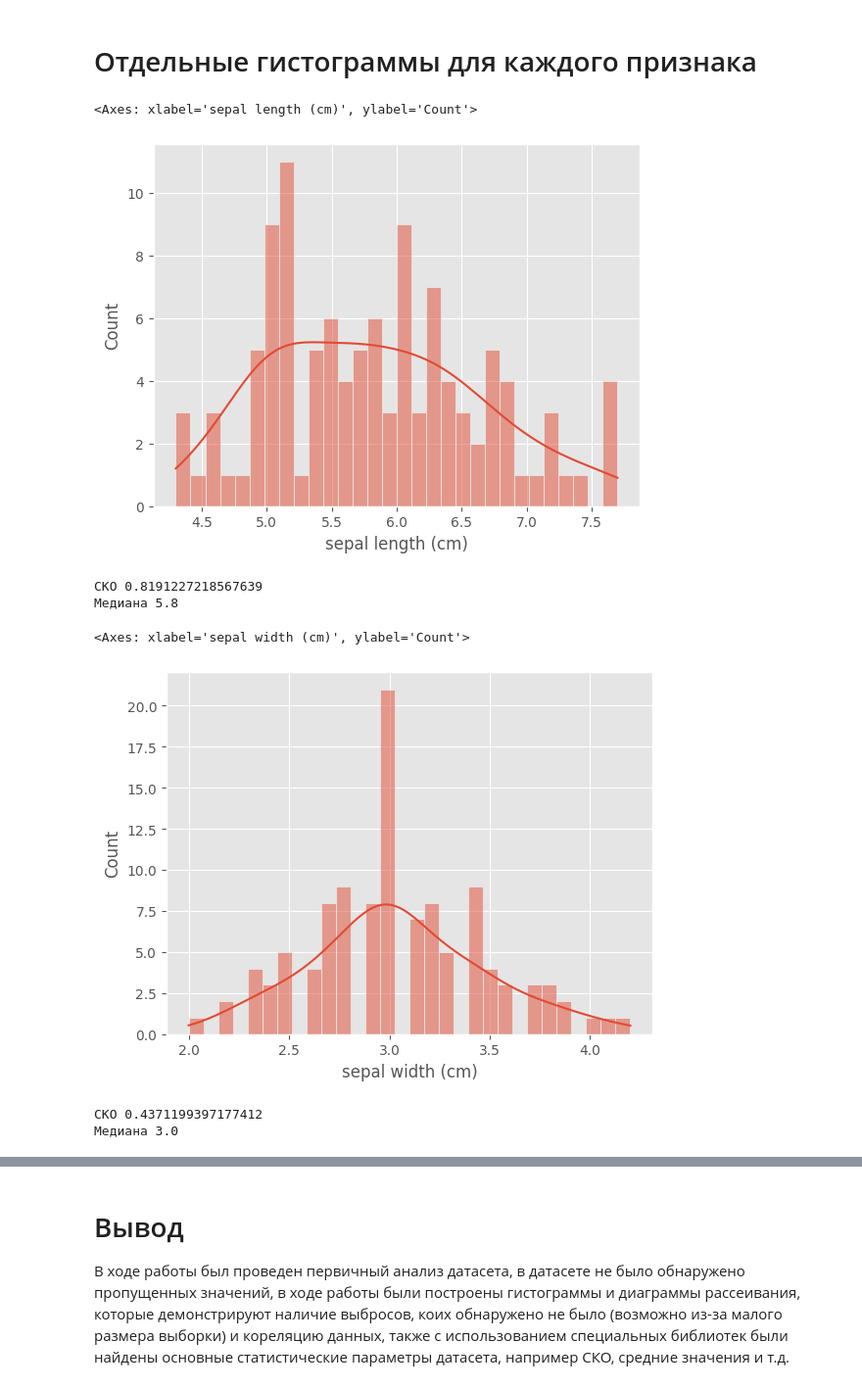
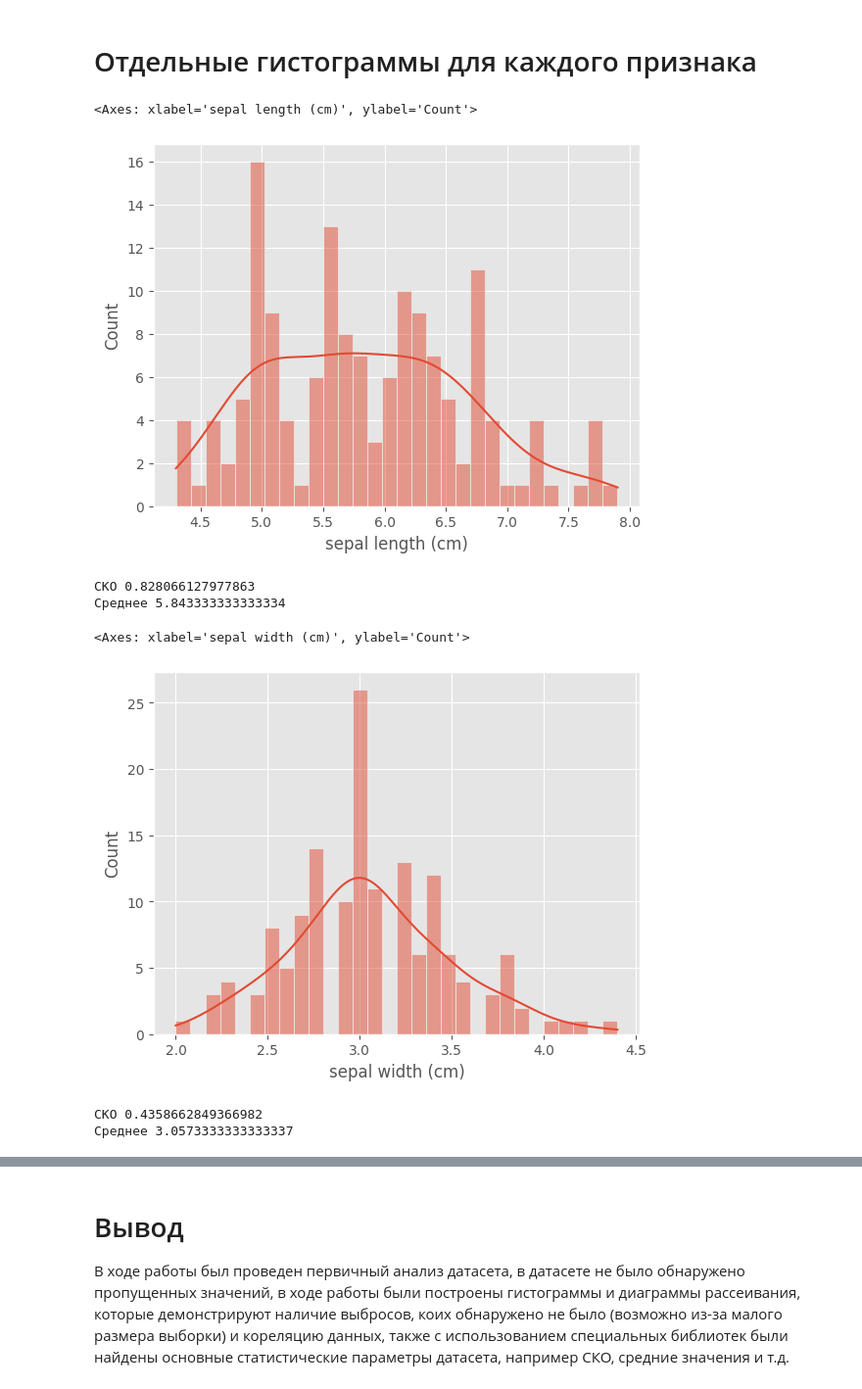
Before and after one commit to SosisterRapStar/MLLETI, a Jupyter notebook: Lab1.ipynb, the cells around one changed output, grey strips where cells are left out. Shown at 98% size. Saved outputs shown, nothing was run; the diff lists cells and outputs as text; code cells hidden in the pictures.

```diff
--- a/Lab1.ipynb
+++ b/Lab1.ipynb
@@ -22,0 +26,2 @@ X_train, X_test, y_train, y_test = train_test_split(iris.data, iris.target, rand
+# %%
+iris_data = pd.DataFrame(iris.data, columns=iris.feature_names)
@@ -42,5 +53,5 @@ sns.heatmap(correlation_matrix, annot = True, vmin=-1, vmax=1, center= 0)
 # %%
-iris_df['species'] = pd.Categorical.from_codes(y_train, iris.target_names)
-sns.pairplot(iris_df, hue="species", diag_kind="hist")
+iris_data['species'] = pd.Categorical.from_codes(iris.target, iris.target_names)
+sns.pairplot(iris_data, hue="species", diag_kind="hist")
 # %% [output]
 <seaborn.axisgrid.PairGrid at 0x...>
@@ -50 +95,3 @@ sns.pairplot(iris_df, hue="species", diag_kind="hist")
+# %%
+iris_data = iris_data.iloc[:, :-1] # далее последний столбец данных, который является целевым значением более не используется в анализе
 # %%
@@ -62,25 +109,25 @@ sns.jointplot(x="sepal length (cm)", y="sepal width (cm)", data=iris_df, kind="r
 # %% [markdown]
 # Отдельные гистограммы для каждого признака
 # %%
-sns.histplot(data=iris_df, x="sepal length (cm)", bins=30, kde=True)
+sns.histplot(data=iris_data, x="sepal length (cm)", bins=30, kde=True)
 # %% [output]
 <Axes: xlabel='sepal length (cm)', ylabel='Count'>
-[figure, old version]
+[figure, new version]
 # %%
-print(f"СКО {np.std(X_train[:,0],ddof=1)}")
-print(f"Медиана {np.median(X_train[:,0])}")
+print(f"СКО {np.std(iris_data['sepal length (cm)'],ddof=1)}")
+print(f"Среднее {np.mean(iris_data['sepal length (cm)'])}")
 # %% [output]
-СКО 0.8191227218567639
-Медиана 5.8
+СКО 0.828066127977863
+Среднее 5.843333333333334
 # %%
-sns.histplot(data=iris_df, x="sepal width (cm)", bins=30, kde=True)
+sns.histplot(data=iris_data, x="sepal width (cm)", bins=30, kde=True)
 # %% [output]
 <Axes: xlabel='sepal width (cm)', ylabel='Count'>
-[figure, old version]
+[figure, new version]
 # %%
-print(f"СКО {np.std(X_train[:,1],ddof=1)}")
-print(f"Медиана {np.median(X_train[:,1])}")
+print(f"СКО {np.std(iris_data['sepal width (cm)'],ddof=1)}")
+print(f"Среднее {np.mean(iris_data['sepal width (cm)'])}")
 # %% [output]
-СКО 0.4371199397177412
-Медиана 3.0
+СКО 0.4358662849366982
+Среднее 3.0573333333333337
 # %%
```
Also changed, not shown: parts of 28 cells of this notebook, 2 other files.
